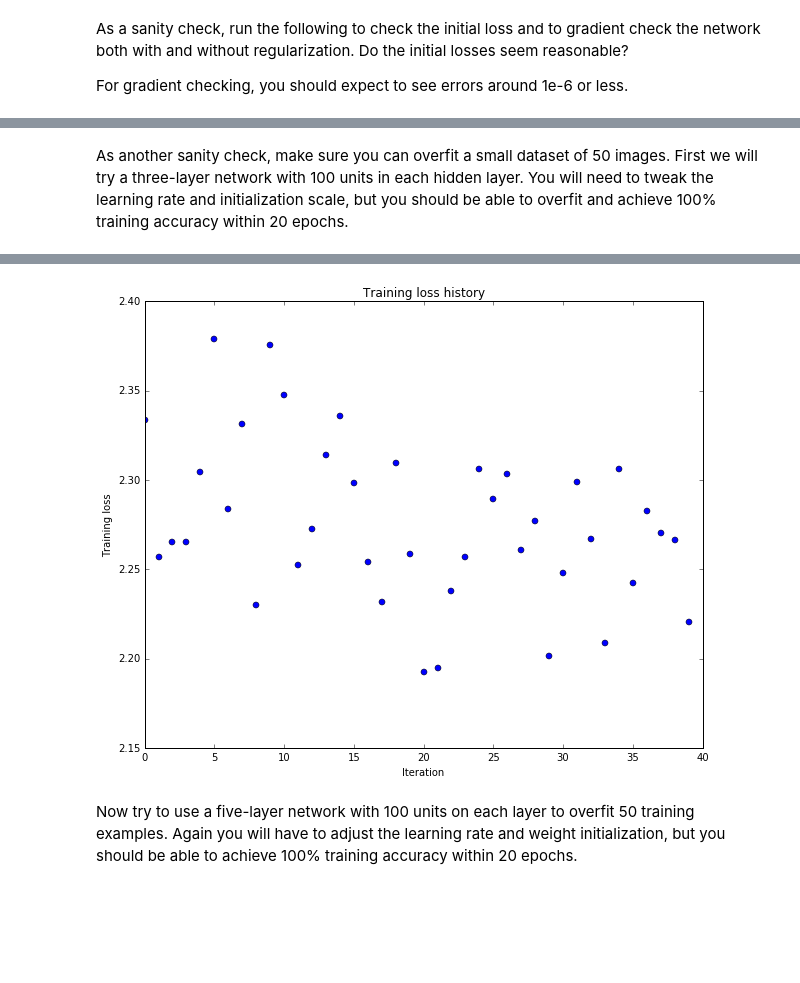
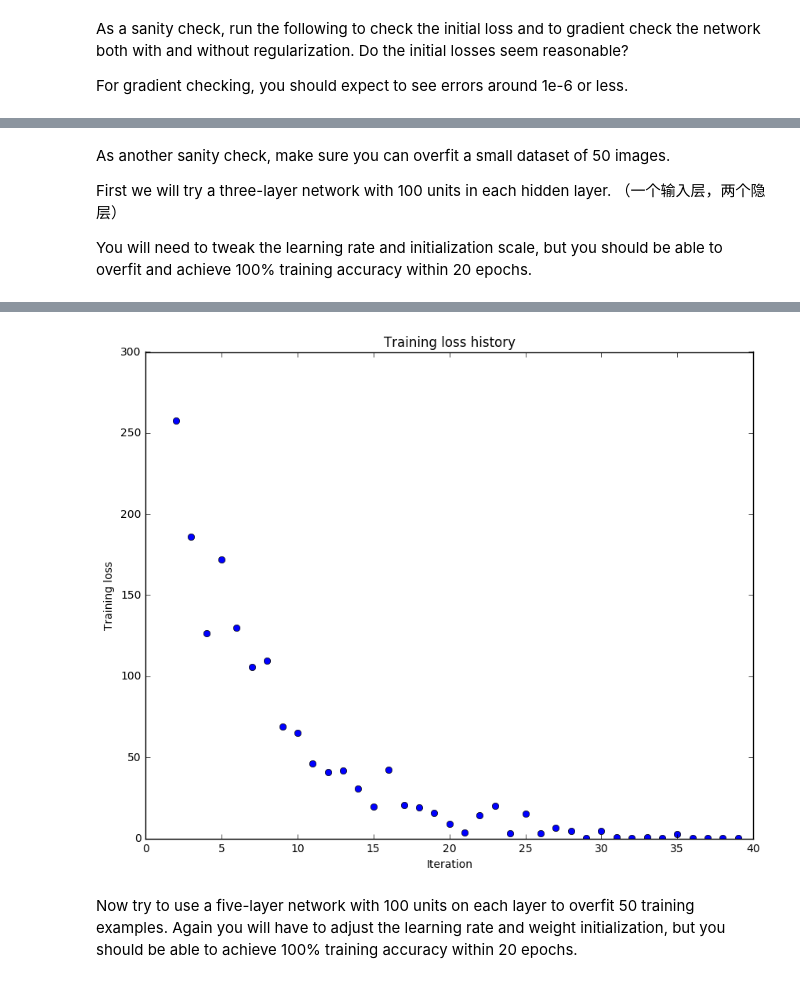
Before and after one commit to wuoshiwzm/cs231n, a Jupyter notebook: assignment2/FullyConnectedNets.ipynb, the cells around one changed output, grey strips where cells are left out. Cells and saved outputs as stored; diff of their text form; code cells hidden in the pictures; blank space fills up the shorter version.

```diff
--- a/assignment2/FullyConnectedNets.ipynb
+++ b/assignment2/FullyConnectedNets.ipynb
@@ -454,5 +453,9 @@ b3 relative error: 2.06e-10
 # %% [markdown]
-As another sanity check, make sure you can overfit a small dataset of 50 images. First we will try a three-layer network with 100 units in each hidden layer. You will need to tweak the learning rate and initialization scale, but you should be able to overfit and achieve 100% training accuracy within 20 epochs.
+As another sanity check, make sure you can overfit a small dataset of 50 images.
+
+First we will try a three-layer network with 100 units in each hidden layer. （一个输入层，两个隐层）
+
+You will need to tweak the learning rate and initialization scale, but you should be able to overfit and achieve 100% training accuracy within 20 epochs.
 # %%
 # TODO: Use a three-layer Net to overfit 50 training examples.
 
@@ -463,9 +466,18 @@ small_data = {
   'X_val': data['X_val'],
   'y_val': data['y_val'],
 }
+# N = small_data['X_train'].shape
+# C = small_data['y_train'].shape
+# print N
+# die
+
 
 weight_scale = 1e-2
+weight_scale = 1e-1
 learning_rate = 1e-4
+model = TwoLayerNet()
+# model = FullyConnectedNet([100, 100], input_dim=D, num_classes=C,
+#                             reg=reg, weight_scale=5e-2, use_batchnorm=False, dtype=np.float64)
 model = FullyConnectedNet([100, 100],
               weight_scale=weight_scale, dtype=np.float64)
 solver = Solver(model, small_data,
@@ -503,4 +515,4 @@ plt.show()
-[figure, old version]
+[figure, new version]
 # %% [markdown]
 Now try to use a five-layer network with 100 units on each layer to overfit 50 training examples. Again you will have to adjust the learning rate and weight initialization, but you should be able to achieve 100% training accuracy within 20 epochs.
 # %%
```
Also changed, not shown: parts of 15 cells of this notebook, 4 other files.
